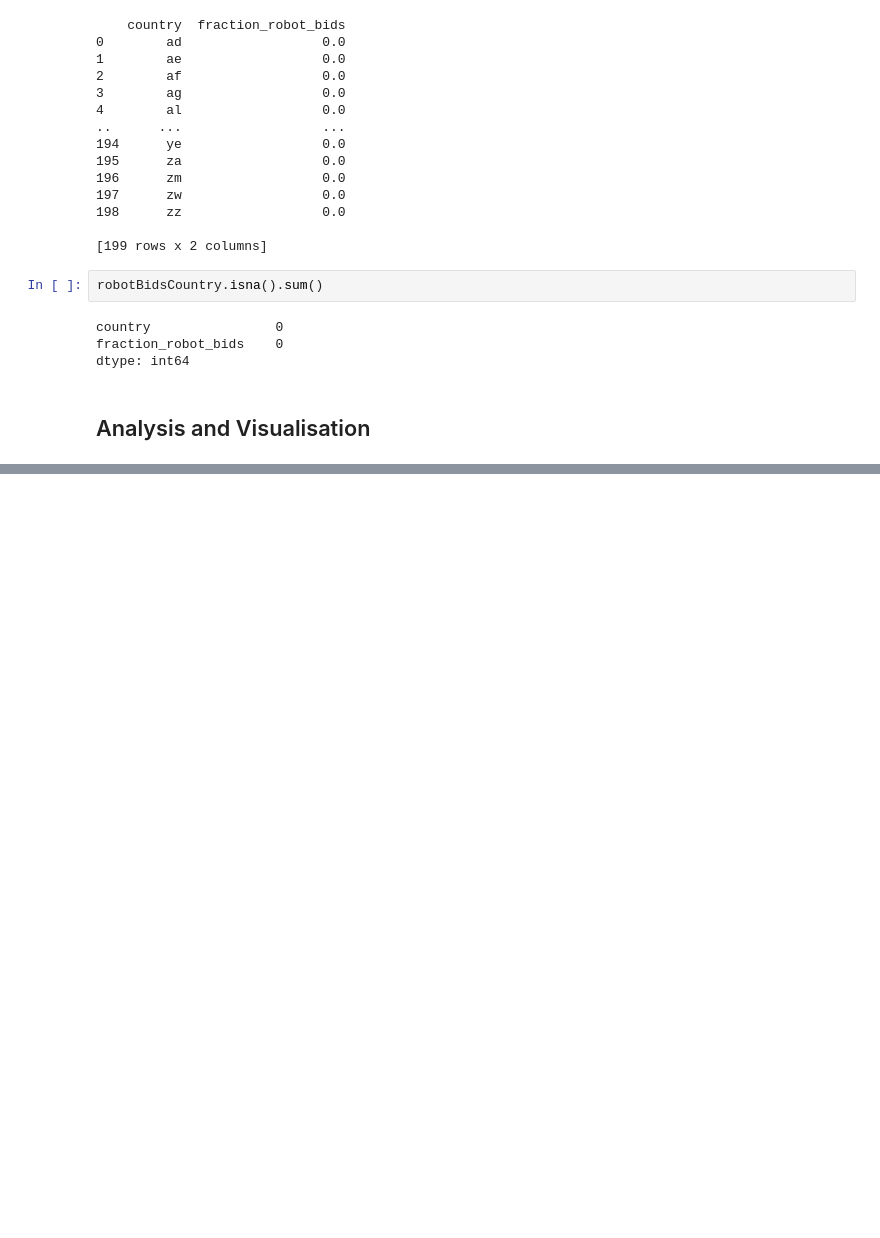
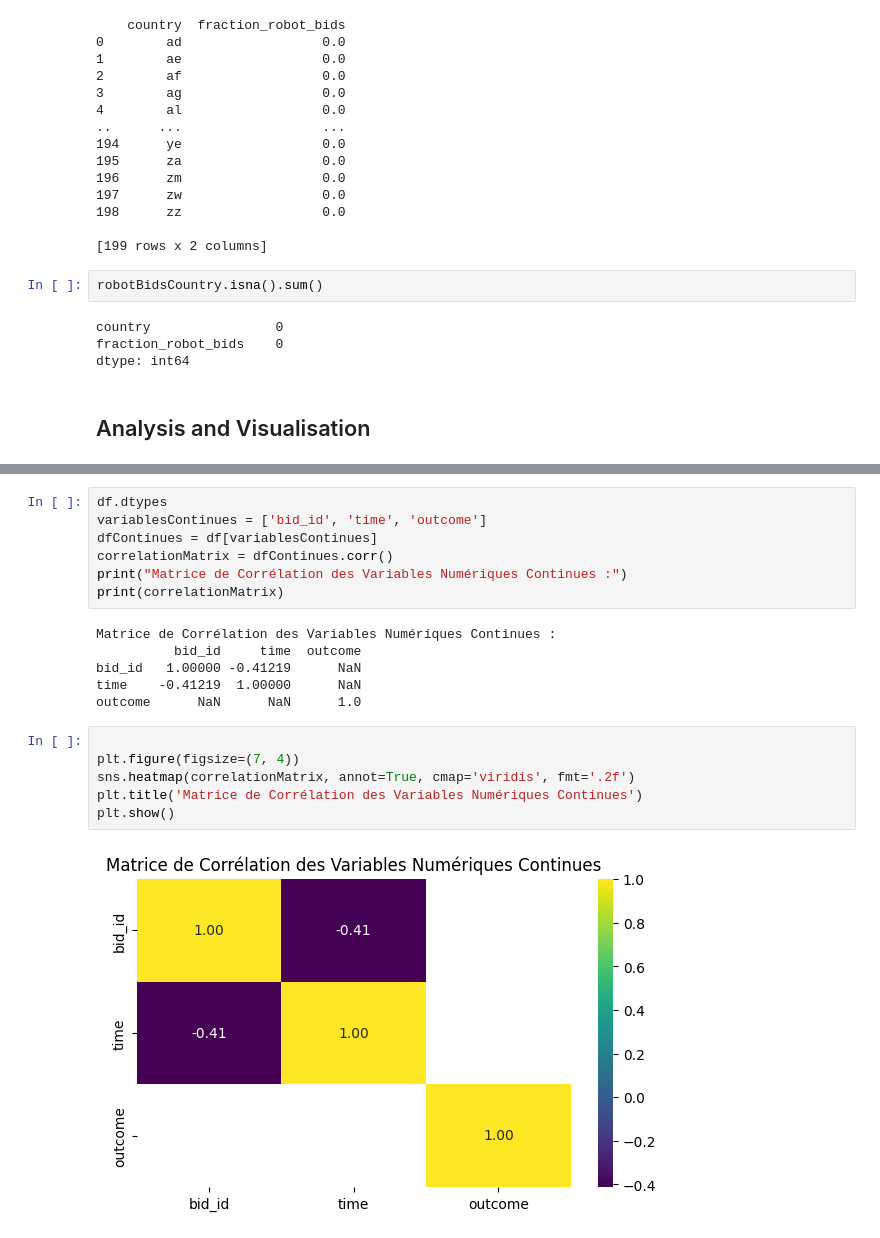
Before and after one commit to Tsila203/Tsila203-data-analysis-train--Tsilavo-, a Jupyter notebook: facebook.ipynb, the cells around one changed output, grey strips where cells are left out. Cells and saved outputs as stored; diff of their text form; blank space fills up the shorter version.

Commit message:
style(facebook.ipynb)Analysis and Visualisation(Correlation entre la variable continue. Essaie de visualisation avec seaborn et matplotlib). Tsila123

```diff
--- a/facebook.ipynb
+++ b/facebook.ipynb
@@ -306,0 +330,21 @@ dtype: int64
+# %%
+df.dtypes
+variablesContinues = ['bid_id', 'time', 'outcome']
+dfContinues = df[variablesContinues]
+correlationMatrix = dfContinues.corr()
+print("Matrice de Corrélation des Variables Numériques Continues :")
+print(correlationMatrix)
+# %% [output]
+Matrice de Corrélation des Variables Numériques Continues :
+          bid_id     time  outcome
+bid_id   1.00000 -0.41219      NaN
+time    -0.41219  1.00000      NaN
+outcome      NaN      NaN      1.0
+# %%
+
+plt.figure(figsize=(7, 4))
+sns.heatmap(correlationMatrix, annot=True, cmap='viridis', fmt='.2f')
+plt.title('Matrice de Corrélation des Variables Numériques Continues')
+plt.show()
+# %% [output]
+[figure, added]
```
Also changed, not shown: parts of 5 cells of this notebook.
